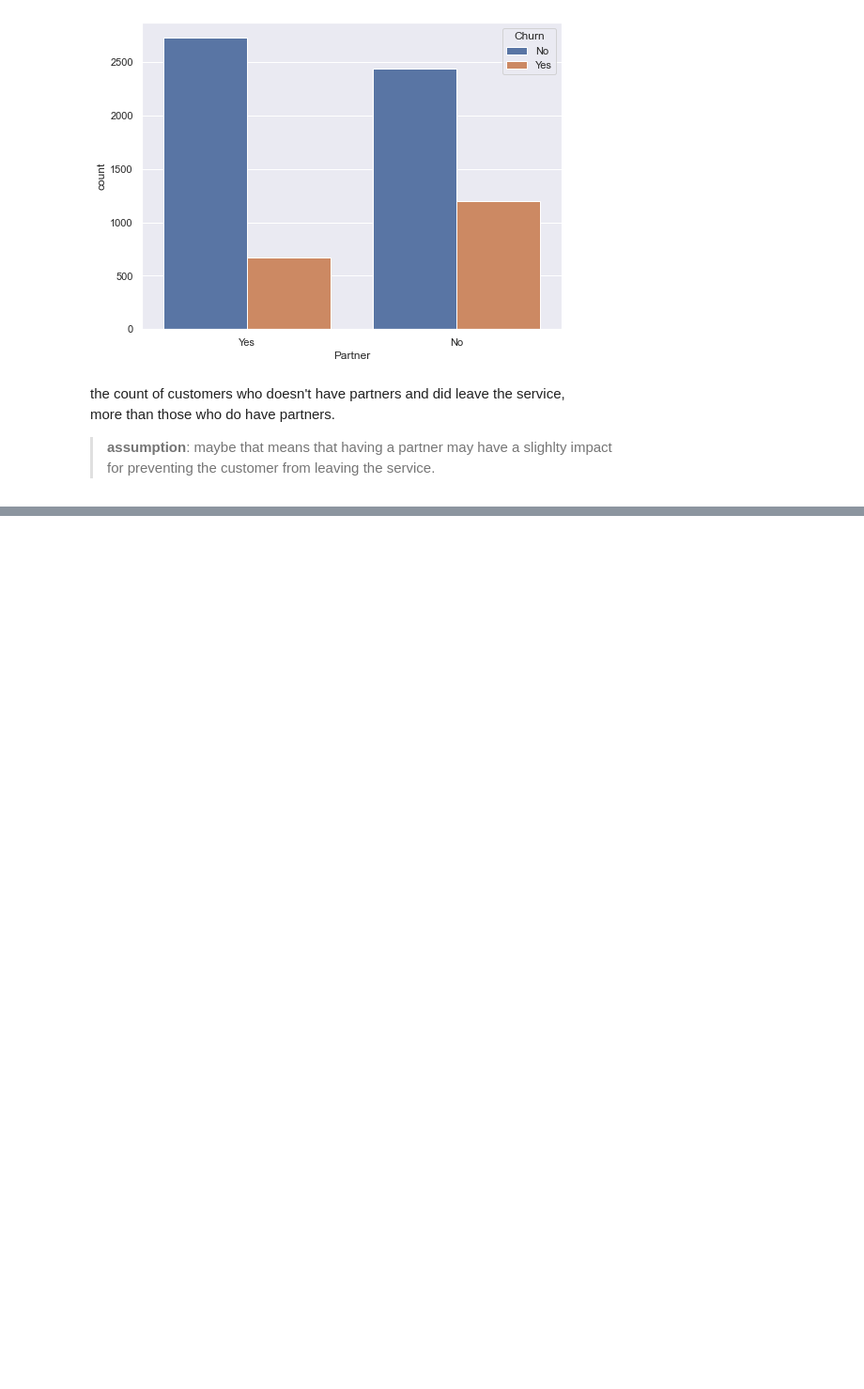
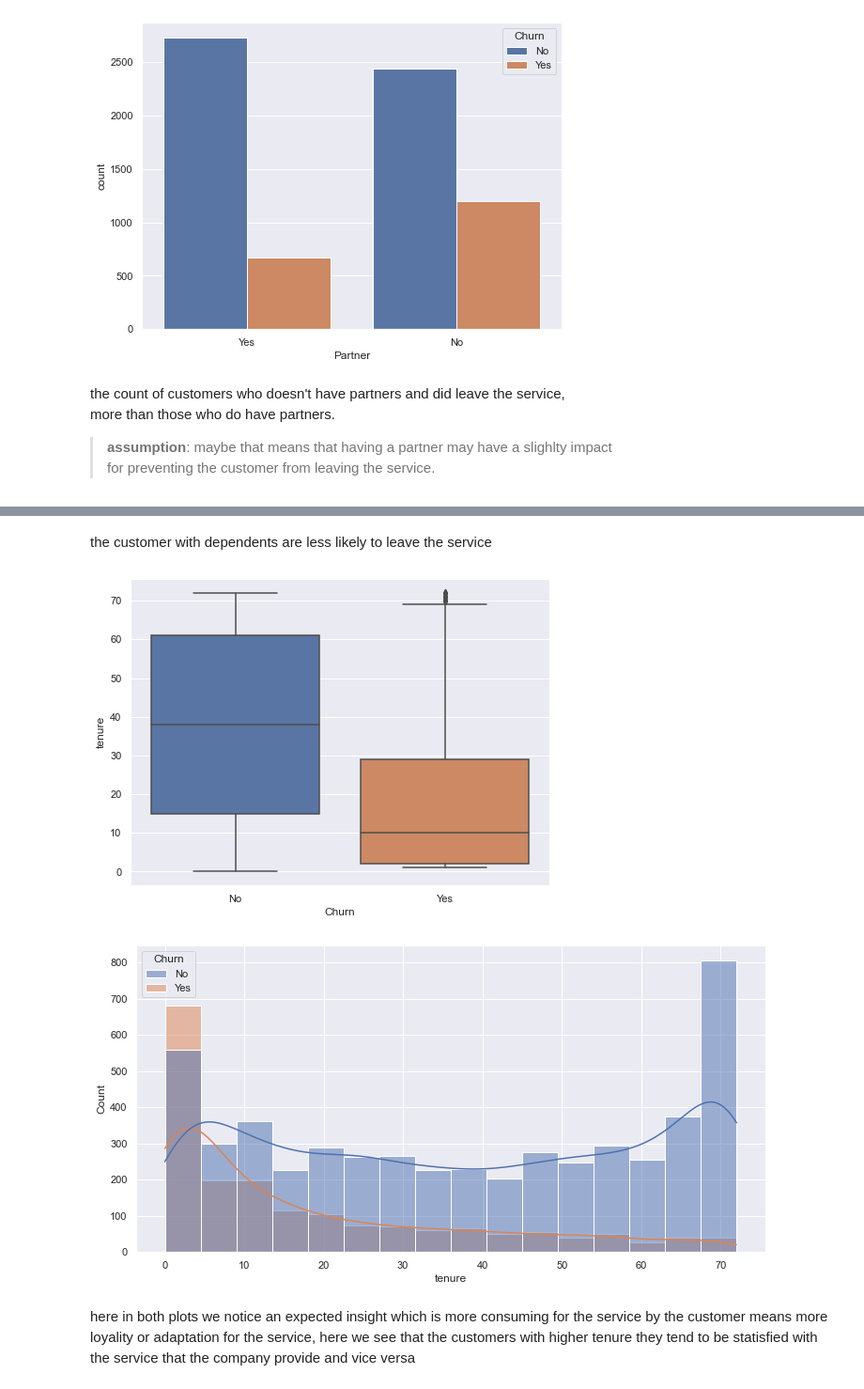
Before and after one commit to ezzaldeeen/telco-customer-churn-prediction, a Jupyter notebook: notebooks/customer-churn-modeling.ipynb, the cells around one changed output, grey strips where cells are left out. Shown: that part at 94% size. Drawn from its saved outputs; the diff is of its cells as text; code cells hidden in the pictures; blank space fills up the shorter version.

```diff
--- a/notebooks/customer-churn-modeling.ipynb
+++ b/notebooks/customer-churn-modeling.ipynb
@@ -144,0 +174,16 @@ the count of customers who doesn't have partners and did leave the service, \
+# %% [markdown]
+the customer with dependents are less likely to leave the service
+# %%
+plt.figure(figsize=(8,6))
+sns.boxplot(x='Churn', y='tenure', data=data)
+plt.show()
+
+plt.figure(figsize=(12,6))
+sns.histplot(x='tenure', hue='Churn',
+             data=data, kde=True)
+plt.show()
+# %% [output]
+[figure, added]
+[figure, added]
+# %% [markdown]
+here in both plots we notice an expected insight which is more consuming for the service by the customer means more loyality or adaptation for the service, here we see that the customers with higher tenure they tend to be statisfied with the service that the company provide and vice versa
```
Also changed, not shown: parts of 6 cells of this notebook.
